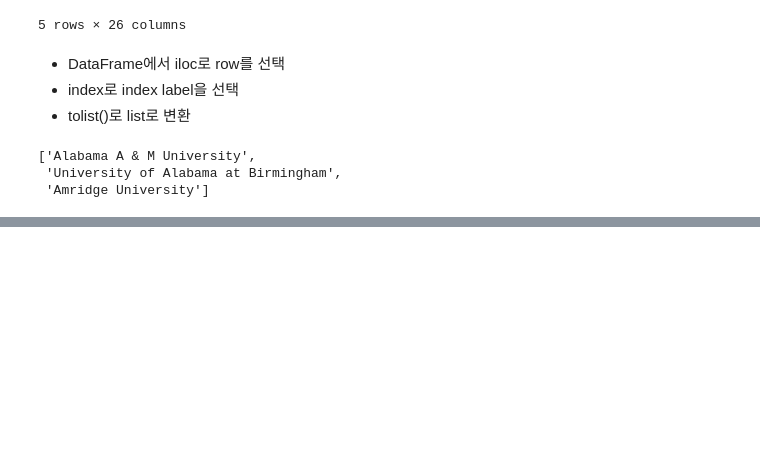
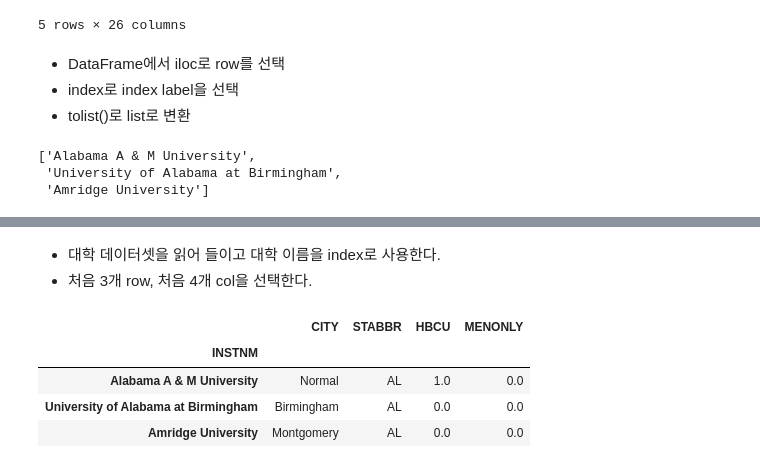
Before and after one commit to angelxtry/PyDataSc, a Jupyter notebook: PandasCookbook/ch04/ch04-데이터의 부분 집합 선택.ipynb, the cells around one changed output, grey strips where cells are left out. Saved outputs shown, nothing was run; the diff lists cells and outputs as text; code cells hidden in the pictures; blank space fills up the shorter version.

```diff
--- a/PandasCookbook/ch04/ch04-데이터의 부분 집합 선택.ipynb
+++ b/PandasCookbook/ch04/ch04-데이터의 부분 집합 선택.ipynb
@@ -263,0 +261,13 @@ college.iloc[[0, 1, 2]].index.tolist()
+# %% [markdown]
+- 대학 데이터셋을 읽어 들이고 대학 이름을 index로 사용한다.
+- 처음 3개 row, 처음 4개 col을 선택한다.
+# %%
+college = pd.read_csv('../data/college.csv', index_col='INSTNM')
+# %%
+college.iloc[:3, :4]
+# %% [output]
+|  | CITY | STABBR | HBCU | MENONLY |
+| INSTNM |  |  |  |  |
+| Alabama A & M University | Normal | AL | 1.0 | 0.0 |
+| University of Alabama at Birmingham | Birmingham | AL | 0.0 | 0.0 |
+| Amridge University | Montgomery | AL | 0.0 | 0.0 |
```
Also changed, not shown: parts of 51 cells of this notebook, 1 other file.
